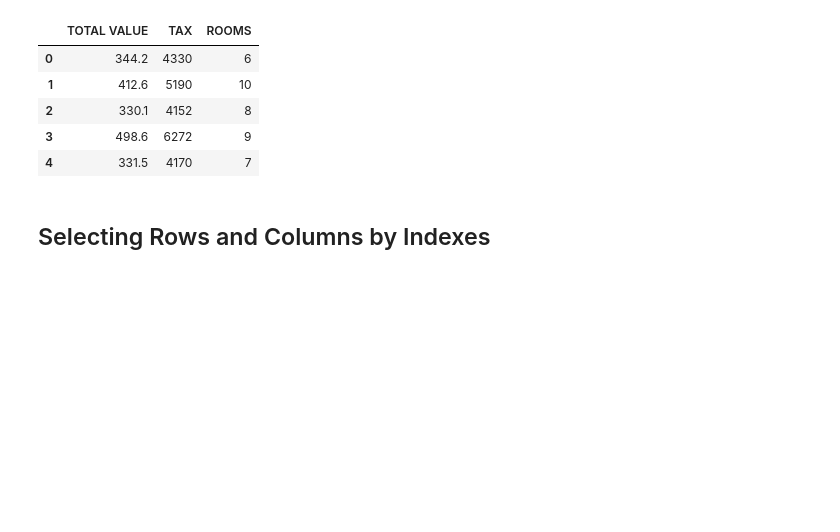
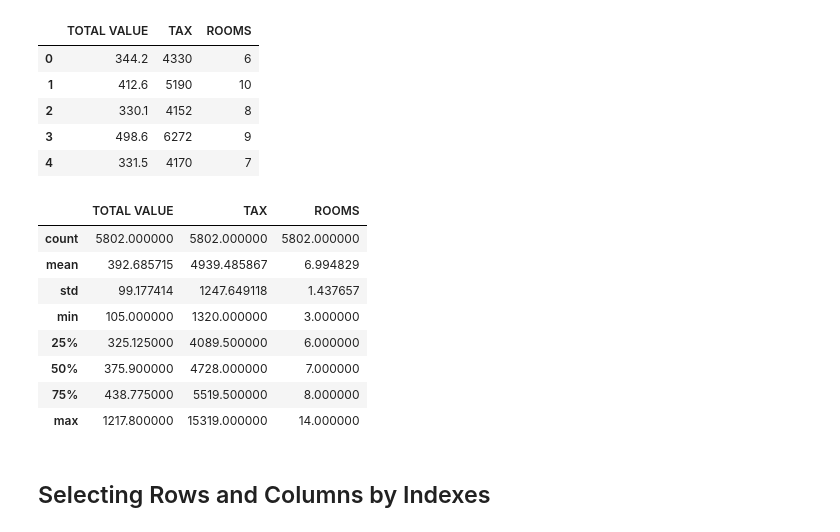
Before and after one commit to nnbphuong/datascience4biz, a Jupyter notebook: Working_with_DataFrames.ipynb, the cells around one changed output. Drawn from its saved outputs; the diff is of its cells as text; code cells hidden in the pictures; blank space fills up the shorter version.

```diff
--- a/Working_with_DataFrames.ipynb
+++ b/Working_with_DataFrames.ipynb
@@ -156,6 +168,18 @@ housing_df[['TOTAL VALUE ', 'TAX', 'ROOMS']][0:5]
 | 2 | 330.1 | 4152 | 8 |
 | 3 | 498.6 | 6272 | 9 |
 | 4 | 331.5 | 4170 | 7 |
+# %%
+housing_df[['TOTAL VALUE ', 'TAX', 'ROOMS']].describe()
+# %% [output]
+|  | TOTAL VALUE | TAX | ROOMS |
+| count | 5802.000000 | 5802.000000 | 5802.000000 |
+| mean | 392.685715 | 4939.485867 | 6.994829 |
+| std | 99.177414 | 1247.649118 | 1.437657 |
+| min | 105.000000 | 1320.000000 | 3.000000 |
+| 25% | 325.125000 | 4089.500000 | 6.000000 |
+| 50% | 375.900000 | 4728.000000 | 7.000000 |
+| 75% | 438.775000 | 5519.500000 | 8.000000 |
+| max | 1217.800000 | 15319.000000 | 14.000000 |
 # %% [markdown]
 ## Selecting Rows and Columns by Indexes
 # %%
```
Also changed, not shown: parts of 1 cell of this notebook.
